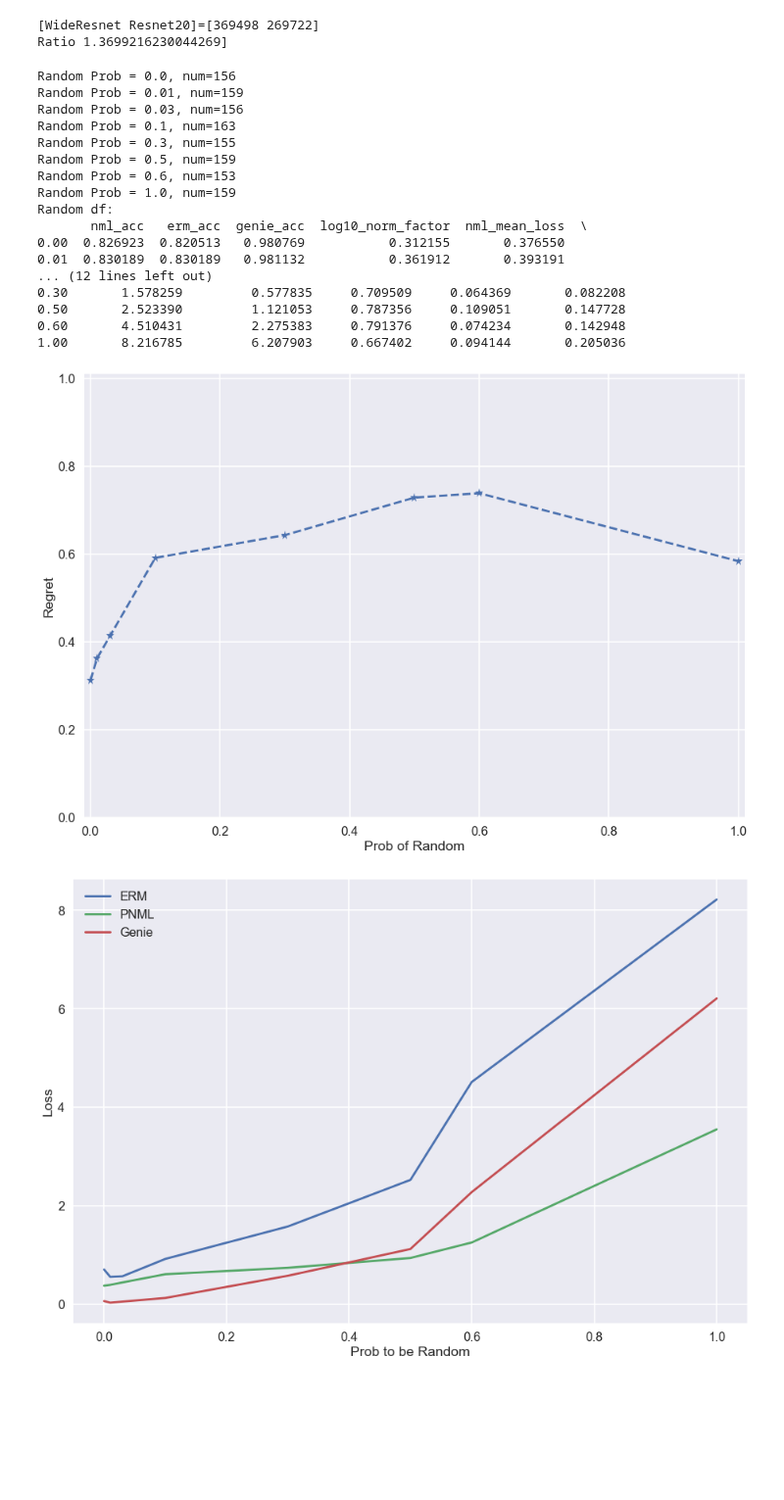
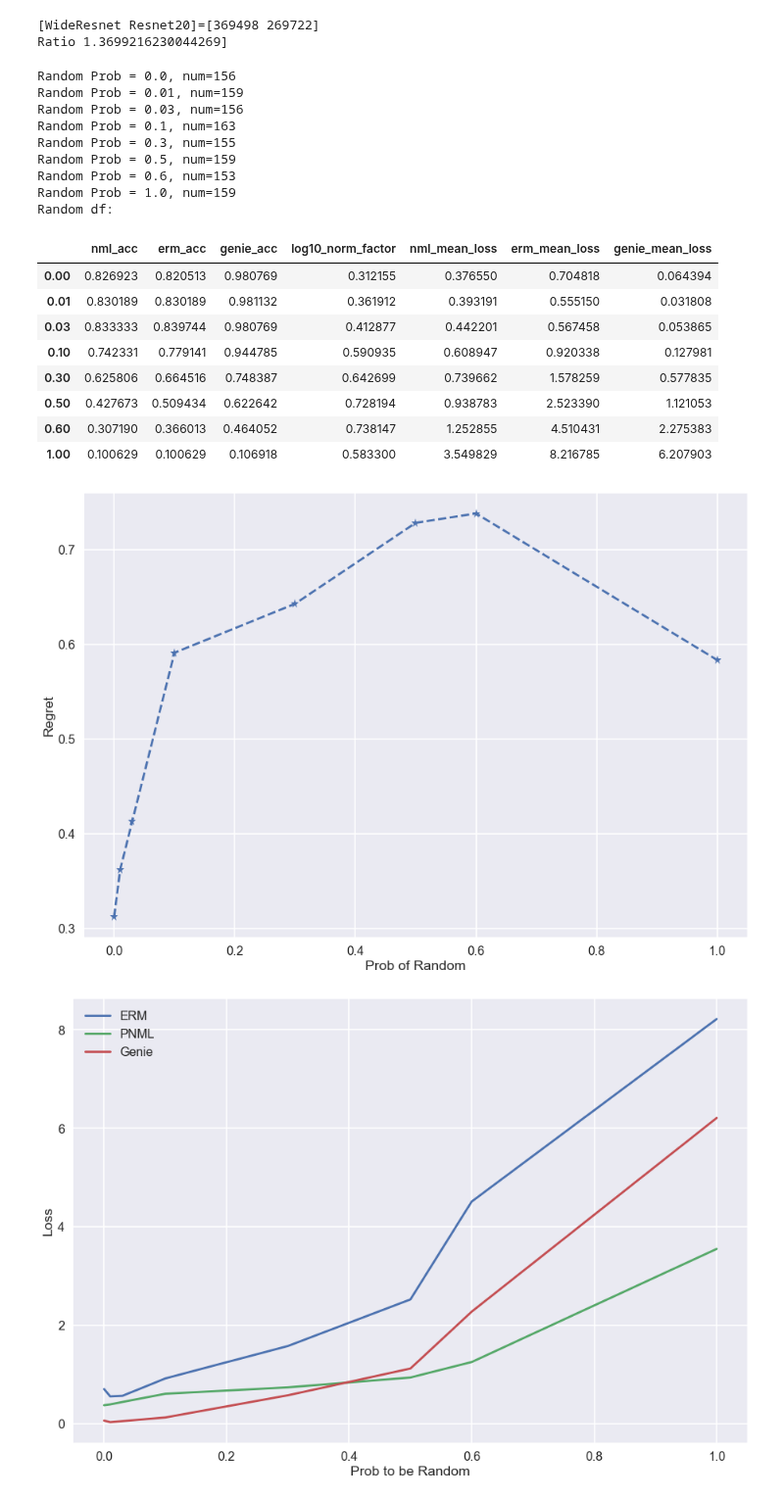
Before and after one commit to kobybibas/deep_pnml_experiments, a Jupyter notebook: src/analyze_results.ipynb, the cells around one changed output. Shown at 98% size. Drawn from its saved outputs; the diff is of its cells as text; code cells hidden in the pictures; blank space fills up the shorter version.

```diff
--- a/src/analyze_results.ipynb
+++ b/src/analyze_results.ipynb
@@ -413,9 +379,7 @@ Ratio 1.3699216230044269]
 # Extract the log normalization factor
 random_df = pd.DataFrame(columns=['nml_acc', 'erm_acc', 'genie_acc',
                                   'log10_norm_factor',
-                                  'nml_mean_loss', 'erm_mean_loss', 'genie_mean_loss',
-                                  'nml_entropy', 'erm_entropy', 'genie_entropy'])
-# for (rand_prob_single, file_random) in zip(random_prob, files_random):
+                                  'nml_mean_loss', 'erm_mean_loss', 'genie_mean_loss'])
 for (rand_prob_single, file_random) in zip(random_prob, files_random_2_layers):
 
     results_df, statistics_df = load_results_to_df(file_random, is_random_labels=True)
@@ -426,13 +390,9 @@ for (rand_prob_single, file_random) in zip(random_prob, files_random_2_layers):
                                        results_df['log10_norm_factor'].mean(),
                                        statistics_df.loc['mean loss']['nml'],
                                        statistics_df.loc['mean loss']['erm'],
-                                       statistics_df.loc['mean loss']['genie'],
-                                       statistics_df.loc['mean entropy']['nml'],
-                                       statistics_df.loc['mean entropy']['erm'],
-                                       statistics_df.loc['mean entropy']['genie']
-                                      ]
+                                       statistics_df.loc['mean loss']['genie']]
 print('Random df:')
-print(random_df)
+random_df
 # %% [output]
 Random Prob = 0.0, num=156
 Random Prob = 0.01, num=159
@@ -443,27 +403,26 @@ Random Prob = 0.5, num=159
 Random Prob = 0.6, num=153
 Random Prob = 1.0, num=159
 Random df:
-       nml_acc   erm_acc  genie_acc  log10_norm_factor  nml_mean_loss  \
-0.00  0.826923  0.820513   0.980769           0.312155       0.376550
-0.01  0.830189  0.830189   0.981132           0.361912       0.393191
-... (12 lines left out)
-0.30       1.578259         0.577835     0.709509     0.064369       0.082208
-0.50       2.523390         1.121053     0.787356     0.109051       0.147728
-0.60       4.510431         2.275383     0.791376     0.074234       0.142948
-1.00       8.216785         6.207903     0.667402     0.094144       0.205036
+|  | nml_acc | erm_acc | genie_acc | log10_norm_factor | nml_mean_loss | erm_mean_loss | genie_mean_loss |
+| 0.00 | 0.826923 | 0.820513 | 0.980769 | 0.312155 | 0.376550 | 0.704818 | 0.064394 |
+| 0.01 | 0.830189 | 0.830189 | 0.981132 | 0.361912 | 0.393191 | 0.555150 | 0.031808 |
+| 0.03 | 0.833333 | 0.839744 | 0.980769 | 0.412877 | 0.442201 | 0.567458 | 0.053865 |
+| 0.10 | 0.742331 | 0.779141 | 0.944785 | 0.590935 | 0.608947 | 0.920338 | 0.127981 |
+| 0.30 | 0.625806 | 0.664516 | 0.748387 | 0.642699 | 0.739662 | 1.578259 | 0.577835 |
+| 0.50 | 0.427673 | 0.509434 | 0.622642 | 0.728194 | 0.938783 | 2.523390 | 1.121053 |
+| 0.60 | 0.307190 | 0.366013 | 0.464052 | 0.738147 | 1.252855 | 4.510431 | 2.275383 |
+| 1.00 | 0.100629 | 0.100629 | 0.106918 | 0.583300 | 3.549829 | 8.216785 | 6.207903 |
 # %%
 # Plot
 plt.plot(random_df.index.values,  random_df['log10_norm_factor'], '--*',  label='NML')
 plt.ylabel('Regret')
 plt.xlabel('Prob of Random')
 plt.title('Regret Vs. Prob to be Random')  if is_plot_title else None
-plt.ylim([0,1.01])
-plt.xlim([-0.01,1.01])
-# plt.xscale('symlog')
-plt.savefig(os.path.join(output_path, 'random_prob_regret.jpg'), dpi=200, bbox_inches=plt.tight_layout()) if is_save_fig else None
+plt.savefig(os.path.join(output_path, 'random_prob_regret.jpg'),
+            dpi=200, bbox_inches=plt.tight_layout()) if is_save_fig else None
 plt.show()
 # %% [output]
-[figure, old version]
+[figure, new version]
 # %%
 # Check noisy data
 plt.plot(random_df.index.values,  random_df['erm_mean_loss'], label='ERM')
```
Also changed, not shown: parts of 21 cells of this notebook, 2 other files.
